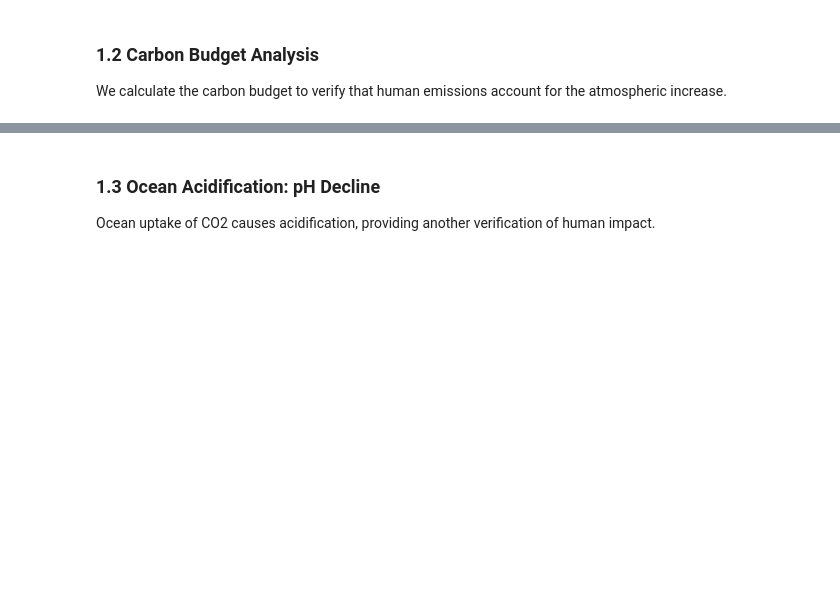
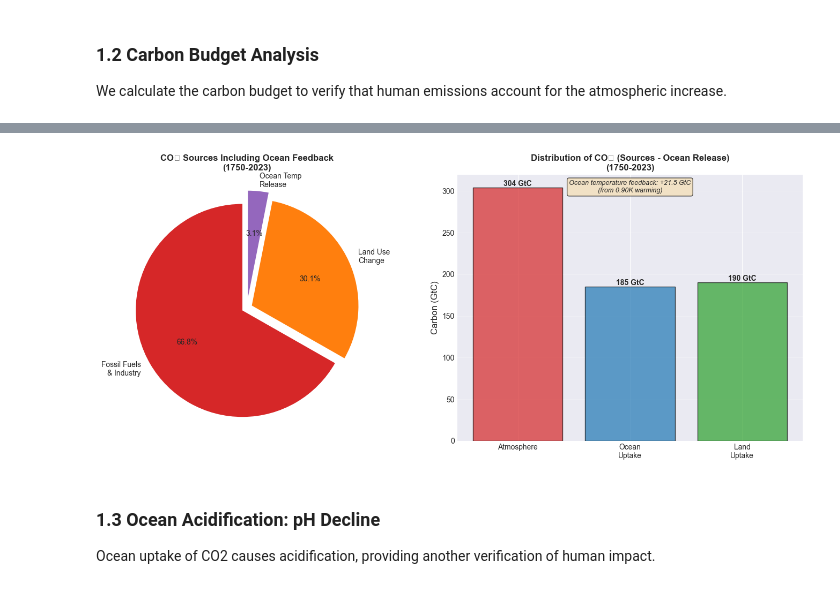
Before and after one commit to ToWelf/easy-check-climate-physics-co2-radiation-balance, a Jupyter notebook: climate_physics_model.ipynb, the cells around one changed output, grey strips where cells are left out. Saved outputs shown, nothing was run; the diff lists cells and outputs as text; code cells hidden in the pictures; blank space fills up the shorter version.

```diff
--- a/climate_physics_model.ipynb
+++ b/climate_physics_model.ipynb
@@ -59,17 +953,17 @@ We calculate the carbon budget to verify that human emissions account for the at
 
 # Atmospheric increase
 co2_increase_ppm = co2_ppm[-1] - co2_ppm[0]  # 143 ppm
-atmospheric_increase_GtC = co2_increase_ppm * 2.13  # Convert to GtC
+atmospheric_increase_GtC = co2_increase_ppm * mass_C_per_ppm_GtC # mass_C_per_ppm_GtC=2.13 see section 0 # Convert to GtC
 
 # Human emissions (cumulative from 1750-2023)
-# Based on Global Carbon Project data
-fossil_fuel_emissions_GtC = 450  # Gigatons of carbon from fossil fuels
-land_use_emissions_GtC = 230     # Gigatons from deforestation/land use
+# Updated values from Global Carbon Budget 2023 (Friedlingstein et al., 2023)
+fossil_fuel_emissions_GtC = 465  # GtC from fossil fuels & industry (GCB 2023: 465 ± 20)
+land_use_emissions_GtC = 210     # GtC from deforestation/land use (GCB 2023: 210 ± 60)
 total_human_emissions_GtC = fossil_fuel_emissions_GtC + land_use_emissions_GtC
 
-# Natural sinks
-ocean_uptake_GtC = 175  # Ocean has absorbed ~26% of emissions
-land_uptake_GtC = 200   # Terrestrial biosphere uptake
+# Natural sinks (from Global Carbon Budget 2023)
+ocean_uptake_GtC = 185  # Ocean uptake (GCB 2023: 185 ± 35 GtC)
+land_uptake_GtC = 190   # Terrestrial biosphere uptake (GCB 2023: 190 ± 50 GtC)
 
 # Mass balance check
 expected_atmospheric = total_human_emissions_GtC - ocean_uptake_GtC - land_uptake_GtC
@@ -95,32 +1480,44 @@ print("=" * 60)
 # %%
-# Visualize carbon budget
+# Visualize carbon budget with ocean temperature feedback
 fig, (ax1, ax2) = plt.subplots(1, 2, figsize=(14, 6))
 
-# Sources pie chart
-sources = [fossil_fuel_emissions_GtC, land_use_emissions_GtC]
-source_labels = ['Fossil Fuels\n& Industry', 'Land Use\nChange']
-colors1 = ['#d62728', '#ff7f0e']
-ax1.pie(sources, labels=source_labels, autopct='%1.1f%%', colors=colors1, startangle=90)
-ax1.set_title('Human CO₂ Emissions Sources\n(1750-2023)', fontsize=12, fontweight='bold')
+# Sources pie chart - updated to include ocean temperature release
+sources = [fossil_fuel_emissions_GtC, land_use_emissions_GtC, ocean_temp_co2_release_GtC]
+source_labels = ['Fossil Fuels\n& Industry', 'Land Use\nChange', 'Ocean Temp\nRelease']
+colors1 = ['#d62728', '#ff7f0e', '#9467bd']
+explode = (0.05, 0.05, 0.1)  # Emphasize ocean feedback
+ax1.pie(sources, labels=source_labels, autopct='%1.1f%%', colors=colors1,
+    startangle=90, explode=explode)
+ax1.set_title('CO₂ Sources Including Ocean Feedback\n(1750-2023)',
+          fontsize=12, fontweight='bold')
 
-# Sinks bar chart
+# Sinks bar chart - updated to show complete balance
 categories = ['Atmosphere', 'Ocean\nUptake', 'Land\nUptake']
 values = [atmospheric_increase_GtC, ocean_uptake_GtC, land_uptake_GtC]
 colors2 = ['#d62728', '#1f77b4', '#2ca02c']
 bars = ax2.bar(categories, values, color=colors2, alpha=0.7, edgecolor='black')
 ax2.set_ylabel('Carbon (GtC)', fontsize=12)
-ax2.set_title('Distribution of Emitted Carbon\n(1750-2023)', fontsize=12, fontweight='bold')
+ax2.set_title('Distribution of CO₂ (Sources - Ocean Release)\n(1750-2023)',
+          fontsize=12, fontweight='bold')
 ax2.grid(True, alpha=0.3, axis='y')
 
 # Add value labels on bars
 for bar in bars:
     height = bar.get_height()
     ax2.text(bar.get_x() + bar.get_width()/2., height,
-            f'{height:.0f} GtC',
-            ha='center', va='bottom', fontsize=10, fontweight='bold')
+        f'{height:.0f} GtC',
+        ha='center', va='bottom', fontsize=10, fontweight='bold')
+
+# Add annotation about ocean feedback
+ax2.text(0.5, 0.98, f'Ocean temperature feedback: +{ocean_temp_co2_release_GtC:.1f} GtC\n(from {ocean_temp_increase_K:.2f}K warming)',
+     transform=ax2.transAxes, fontsize=9, style='italic',
+     verticalalignment='top', horizontalalignment='center',
+     bbox=dict(boxstyle='round', facecolor='wheat', alpha=0.7))
 
 plt.tight_layout()
 plt.show()
+# %% [output]
+[figure, added]
 # %% [markdown]
 ### 1.3 Ocean Acidification: pH Decline
 
```
Also changed, not shown: parts of 49 cells of this notebook, 2 other files.
